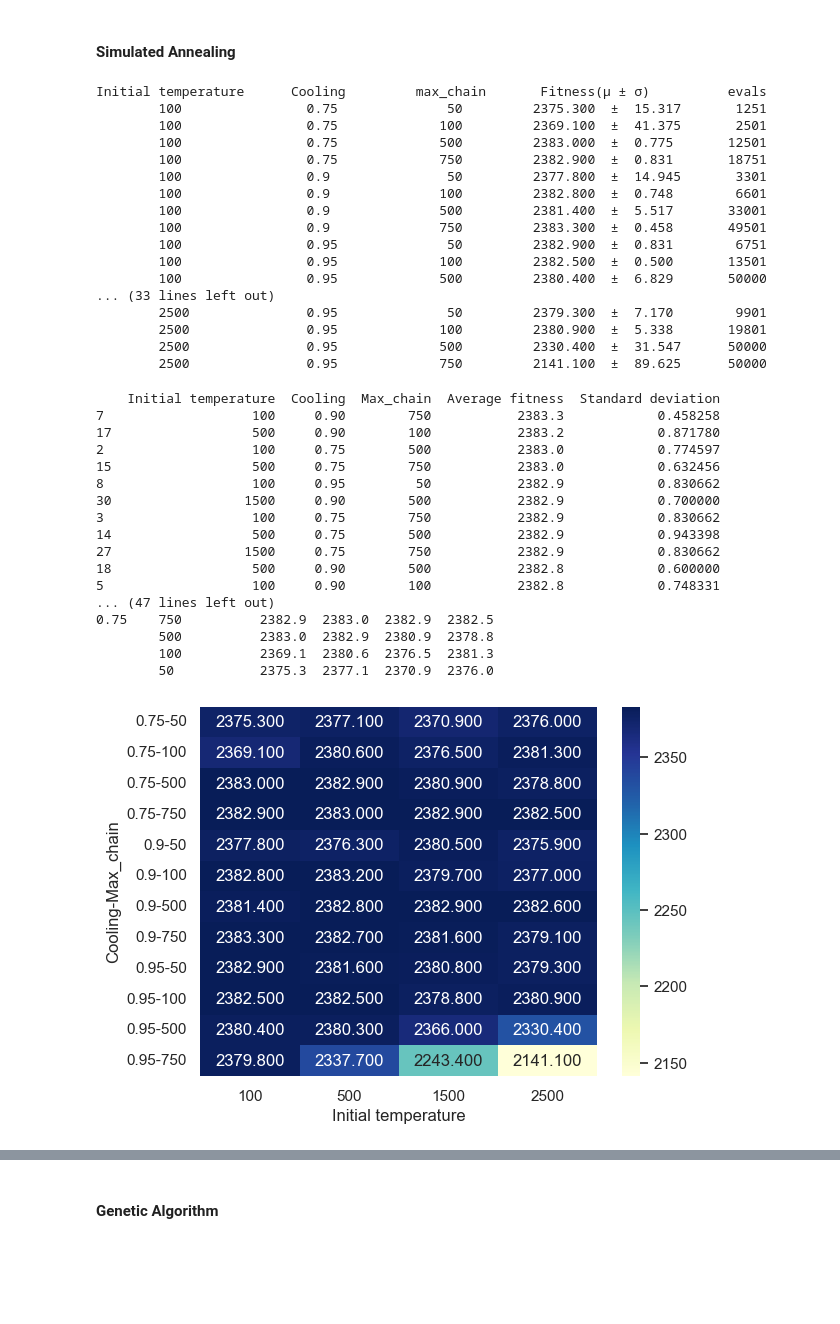
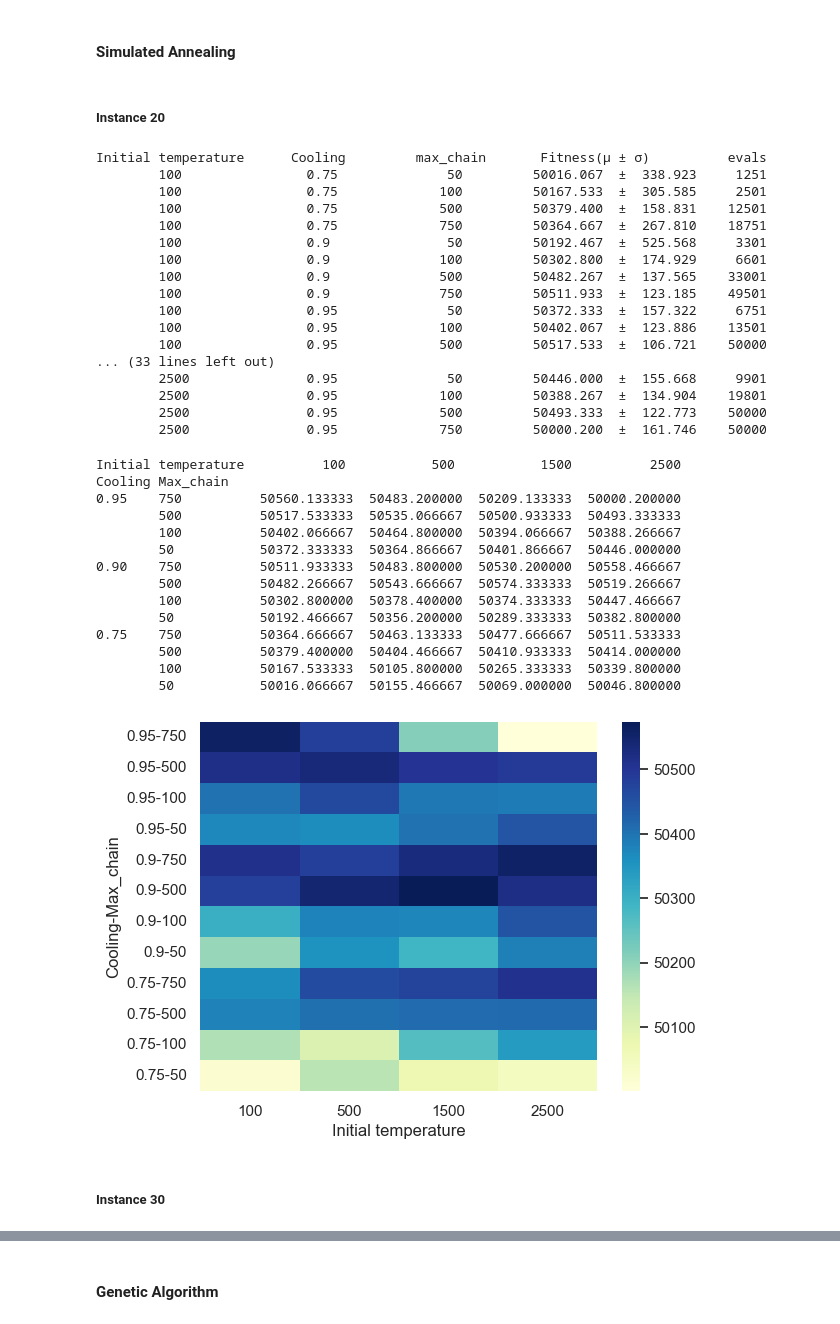
Before and after one commit to usainzg/search-heuristics, a Jupyter notebook: LOP_Naroa_Unai.ipynb, the cells around one changed output, grey strips where cells are left out. Cells and saved outputs as stored; diff of their text form; code cells hidden in the pictures; blank space fills up the shorter version.

```diff
--- a/LOP_Naroa_Unai.ipynb
+++ b/LOP_Naroa_Unai.ipynb
@@ -498,10 +498,10 @@ Time (μ ± σ):   0.017367  ±  0.011118
 # %% [markdown]
 ### Parameter Tuning Process
 # %%
-instance_10 = read_instance_LOP(f"{std_instances_path}/Cebe.lop.n10.1")
+instance_20 = read_instance_LOP(f"{std_instances_path}/Cebe.lop.n20.4")
 instance_30 = read_instance_LOP(f"{std_instances_path}/Cebe.lop.n30.3")
 # %%
-N_RUNS = 10
+N_RUNS = 15
 # %% [markdown]
 #### Simulated Annealing
 # %%
@@ -509,6 +509,8 @@ max_evals = 50000
 initial_temperatures = [100, 500, 1500, 2500]
 temperature_cooling = [0.75, 0.9, 0.95]
 max_chain = [50, 100, 500, 750]
+# %% [markdown]
+##### Instance 20
 # %%
 print("Initial temperature \t Cooling \t max_chain \t Fitness(μ ± σ) \t evals")
 avg_fitnesses = []
@@ -525,7 +527,7 @@ for tmp in initial_temperatures:
             for i in range(N_RUNS):
                 start = time()
                 (fitness, sol, evals) = simulated_annealing(
-                    instance_10,
+                    instance_20,
                     evals=max_evals,
                     constructive_solution=False,
                     initial_temperature=tmp,
@@ -535,7 +537,6 @@ for tmp in initial_temperatures:
                 end = time()
                 time_list.append(end - start)
                 fit_l.append(fitness)
-                # print(fitness, sol)
             list_initial_temperatures.append(tmp)
             list_coolings.append(cooling)
             list_max_chain.append(chain)
@@ -554,73 +555,68 @@ for tmp in initial_temperatures:
             # print("Time (μ ± σ):\t{:.6f}  ±  {:.6f}".format(float(np.mean(time_list)), float(np.std(time_list))))
 # %% [output]
 Initial temperature      Cooling         max_chain       Fitness(μ ± σ)          evals
-        100                0.75              50         2375.300  ±  15.317       1251
-        100                0.75             100         2369.100  ±  41.375       2501
-        100                0.75             500         2383.000  ±  0.775       12501
-        100                0.75             750         2382.900  ±  0.831       18751
-        100                0.9               50         2377.800  ±  14.945       3301
-        100                0.9              100         2382.800  ±  0.748        6601
-        100                0.9              500         2381.400  ±  5.517       33001
-        100                0.9              750         2383.300  ±  0.458       49501
-        100                0.95              50         2382.900  ±  0.831        6751
-        100                0.95             100         2382.500  ±  0.500       13501
-        100                0.95             500         2380.400  ±  6.829       50000
+        100                0.75              50         50016.067  ±  338.923     1251
+        100                0.75             100         50167.533  ±  305.585     2501
+        100                0.75             500         50379.400  ±  158.831    12501
+        100                0.75             750         50364.667  ±  267.810    18751
+        100                0.9               50         50192.467  ±  525.568     3301
+        100                0.9              100         50302.800  ±  174.929     6601
+        100                0.9              500         50482.267  ±  137.565    33001
+        100                0.9              750         50511.933  ±  123.185    49501
+        100                0.95              50         50372.333  ±  157.322     6751
+        100                0.95             100         50402.067  ±  123.886    13501
+        100                0.95             500         50517.533  ±  106.721    50000
 ... (33 lines left out)
-        2500               0.95              50         2379.300  ±  7.170        9901
-        2500               0.95             100         2380.900  ±  5.338       19801
-        2500               0.95             500         2330.400  ±  31.547      50000
-        2500               0.95             750         2141.100  ±  89.625      50000
+        2500               0.95              50         50446.000  ±  155.668     9901
+        2500               0.95             100         50388.267  ±  134.904    19801
+        2500               0.95             500         50493.333  ±  122.773    50000
+        2500               0.95             750         50000.200  ±  161.746    50000
 # %%
 pd.set_option("expand_frame_repr", False)
 datos = pd.DataFrame(
     {
         "Initial temperature": list_initial_temperatures,
         "Cooling": list_coolings,
         "Max_chain": list_max_chain,
         "Average fitness": avg_fitnesses,
         "Standard deviation": deviations,
     }
 )
-
 datos.sort_values(
     by=["Average fitness"], inplace=True, ascending=False
 )
-print(datos)
-
 datos = datos.pivot(
     index=["Cooling", "Max_chain"],
     columns=[
         "Initial temperature",
     ],
     values="Average fitness",
 )
-
-sns.heatmap(datos, annot=True, fmt=".3f", cmap="YlGnBu")
 datos.sort_index(axis=0, ascending=False, inplace=True)
+sns.heatmap(datos, fmt=".3f", cmap="YlGnBu")
 print(datos)
 
 # TODO: change!!!
 # BEST: Temperatura init (100), cooling (0.90) y max_chain (750).
 # Fitness: 2383.3  ±  0.458
 # %% [output]
-    Initial temperature  Cooling  Max_chain  Average fitness  Standard deviation
-7                   100     0.90        750           2383.3            0.458258
-17                  500     0.90        100           2383.2            0.871780
-2                   100     0.75        500           2383.0            0.774597
-15                  500     0.75        750           2383.0            0.632456
-8                   100     0.95         50           2382.9            0.830662
-30                 1500     0.90        500           2382.9            0.700000
-3                   100     0.75        750           2382.9            0.830662
-14                  500     0.75        500           2382.9            0.943398
-27                 1500     0.75        750           2382.9            0.830662
-18                  500     0.90        500           2382.8            0.600000
-5                   100     0.90        100           2382.8            0.748331
-... (47 lines left out)
-0.75    750          2382.9  2383.0  2382.9  2382.5
-        500          2383.0  2382.9  2380.9  2378.8
-        100          2369.1  2380.6  2376.5  2381.3
-        50           2375.3  2377.1  2370.9  2376.0
+Initial temperature          100           500           1500          2500
+Cooling Max_chain
+0.95    750          50560.133333  50483.200000  50209.133333  50000.200000
+        500          50517.533333  50535.066667  50500.933333  50493.333333
+        100          50402.066667  50464.800000  50394.066667  50388.266667
+        50           50372.333333  50364.866667  50401.866667  50446.000000
+0.90    750          50511.933333  50483.800000  50530.200000  50558.466667
+        500          50482.266667  50543.666667  50574.333333  50519.266667
+        100          50302.800000  50378.400000  50374.333333  50447.466667
+        50           50192.466667  50356.200000  50289.333333  50382.800000
+0.75    750          50364.666667  50463.133333  50477.666667  50511.533333
+        500          50379.400000  50404.466667  50410.933333  50414.000000
+        100          50167.533333  50105.800000  50265.333333  50339.800000
+        50           50016.066667  50155.466667  50069.000000  50046.800000
-[figure, old version]
+[figure, new version]
+# %% [markdown]
+##### Instance 30
 # %%
 print("Initial temperature \t Cooling \t max_chain \t Fitness(μ ± σ) \t evals")
 
```
Also changed, not shown: parts of 17 cells of this notebook.
